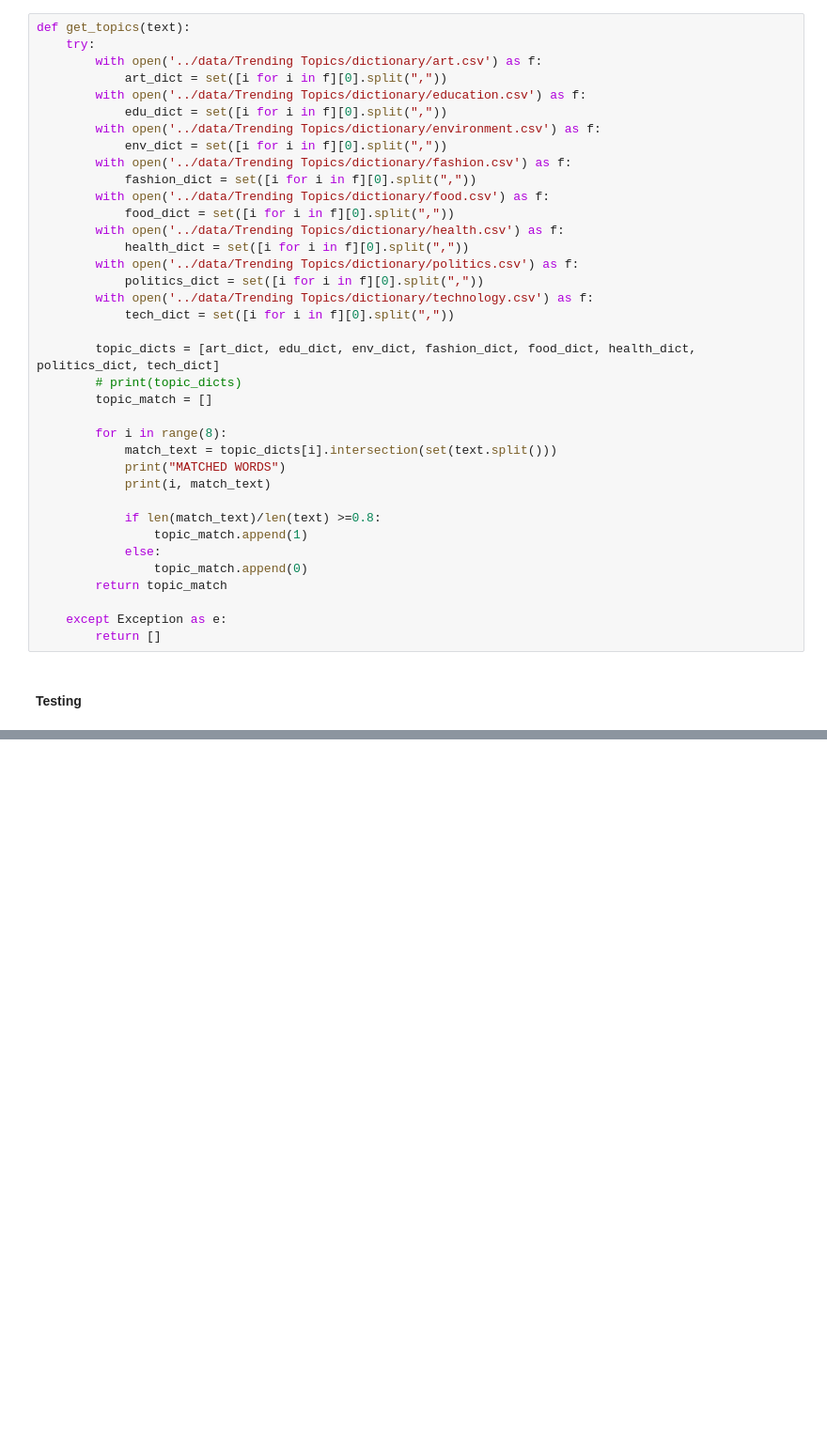
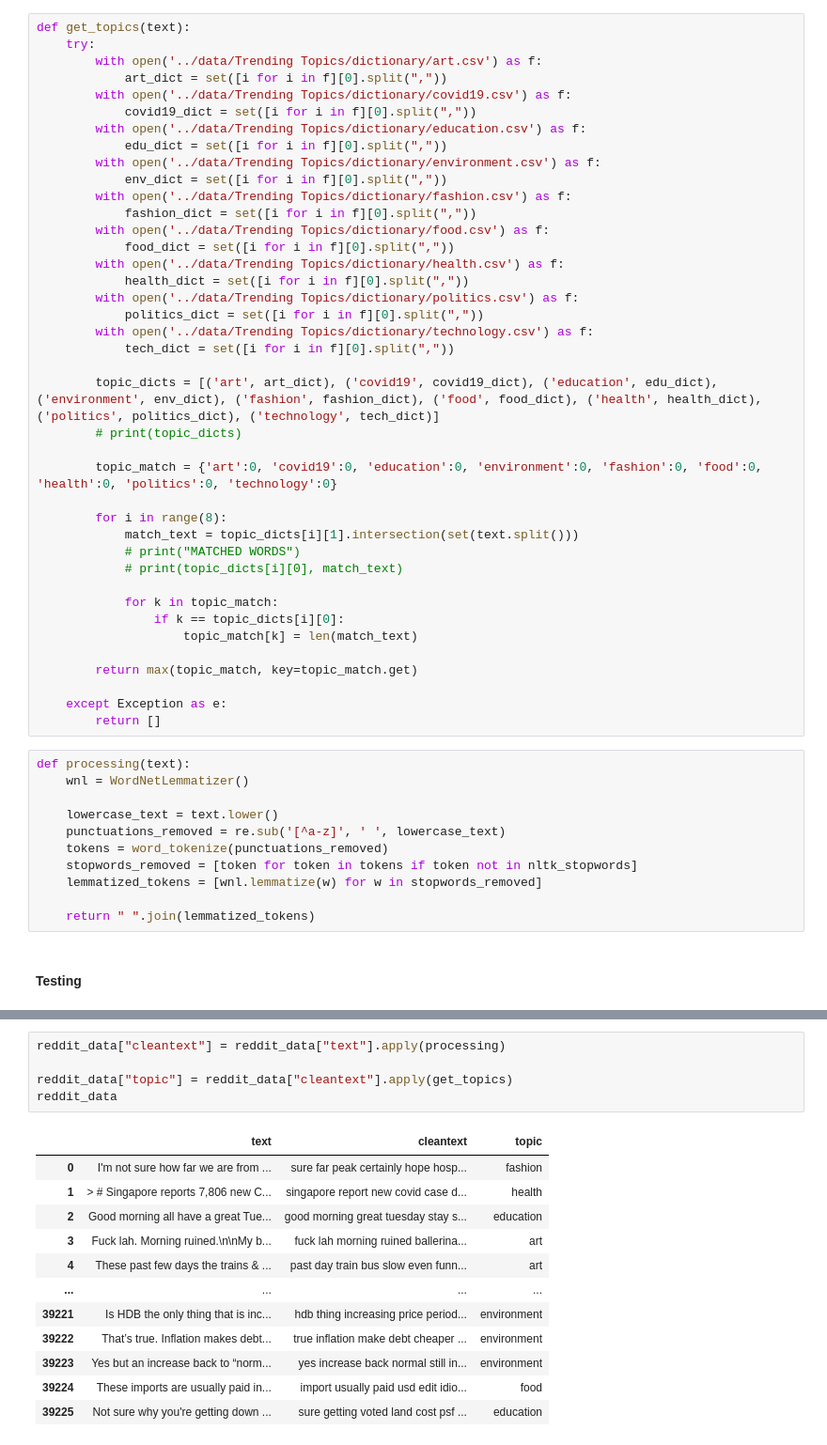
Before and after one commit to CJianYu98/SMT_Project_Experience, a Jupyter notebook: app/ml/notebook/Trending Topics.ipynb, the cells around one changed output, grey strips where cells are left out. Shown: that part at 94% size. Cells and saved outputs as stored; diff of their text form; blank space fills up the shorter version.

```diff
--- a/app/ml/notebook/Trending Topics.ipynb
+++ b/app/ml/notebook/Trending Topics.ipynb
@@ -27,6 +54,8 @@ def get_topics(text):
     try:
         with open('../data/Trending Topics/dictionary/art.csv') as f:
             art_dict = set([i for i in f][0].split(","))
+        with open('../data/Trending Topics/dictionary/covid19.csv') as f:
+            covid19_dict = set([i for i in f][0].split(","))
         with open('../data/Trending Topics/dictionary/education.csv') as f:
             edu_dict = set([i for i in f][0].split(","))
         with open('../data/Trending Topics/dictionary/environment.csv') as f:
@@ -42,23 +71,35 @@ def get_topics(text):
         with open('../data/Trending Topics/dictionary/technology.csv') as f:
             tech_dict = set([i for i in f][0].split(","))
 
-        topic_dicts = [art_dict, edu_dict, env_dict, fashion_dict, food_dict, health_dict, politics_dict, tech_dict]
+        topic_dicts = [('art', art_dict), ('covid19', covid19_dict), ('education', edu_dict), ('environment', env_dict), ('fashion', fashion_dict), ('food', food_dict), ('health', health_dict), ('politics', politics_dict), ('technology', tech_dict)]
         # print(topic_dicts)
-        topic_match = []
+
+        topic_match = {'art':0, 'covid19':0, 'education':0, 'environment':0, 'fashion':0, 'food':0, 'health':0, 'politics':0, 'technology':0}
 
         for i in range(8):
-            match_text = topic_dicts[i].intersection(set(text.split()))
-            print("MATCHED WORDS")
-            print(i, match_text)
+            match_text = topic_dicts[i][1].intersection(set(text.split()))
+            # print("MATCHED WORDS")
+            # print(topic_dicts[i][0], match_text)
 
-            if len(match_text)/len(text) >=0.8:
-                topic_match.append(1)
-            else:
-                topic_match.append(0)
-        return topic_match
+            for k in topic_match:
+                if k == topic_dicts[i][0]:
+                    topic_match[k] = len(match_text)
+
+        return max(topic_match, key=topic_match.get)
 
     except Exception as e:
         return []
+# %%
+def processing(text):
+    wnl = WordNetLemmatizer()
+
+    lowercase_text = text.lower()
+    punctuations_removed = re.sub('[^a-z]', ' ', lowercase_text)
+    tokens = word_tokenize(punctuations_removed)
+    stopwords_removed = [token for token in tokens if token not in nltk_stopwords]
+    lemmatized_tokens = [wnl.lemmatize(w) for w in stopwords_removed]
+
+    return " ".join(lemmatized_tokens)
 # %% [markdown]
 #### Testing
 # %%
@@ -88,0 +130,18 @@ match_text
+# %%
+reddit_data["cleantext"] = reddit_data["text"].apply(processing)
+
+reddit_data["topic"] = reddit_data["cleantext"].apply(get_topics)
+reddit_data
+# %% [output]
+|  | text | cleantext | topic |
+| 0 | I'm not sure how far we are from ... | sure far peak certainly hope hosp... | fashion |
+| 1 | > # Singapore reports 7,806 new C... | singapore report new covid case d... | health |
+| 2 | Good morning all have a great Tue... | good morning great tuesday stay s... | education |
+| 3 | Fuck lah. Morning ruined.\n\nMy b... | fuck lah morning ruined ballerina... | art |
+| 4 | These past few days the trains & ... | past day train bus slow even funn... | art |
+| ... | ... | ... | ... |
+| 39221 | Is HDB the only thing that is inc... | hdb thing increasing price period... | environment |
+| 39222 | That’s true. Inflation makes debt... | true inflation make debt cheaper ... | environment |
+| 39223 | Yes but an increase back to “norm... | yes increase back normal still in... | environment |
+| 39224 | These imports are usually paid in... | import usually paid usd edit idio... | food |
+| 39225 | Not sure why you're getting down ... | sure getting voted land cost psf ... | education |
```
Also changed, not shown: parts of 13 cells of this notebook.
